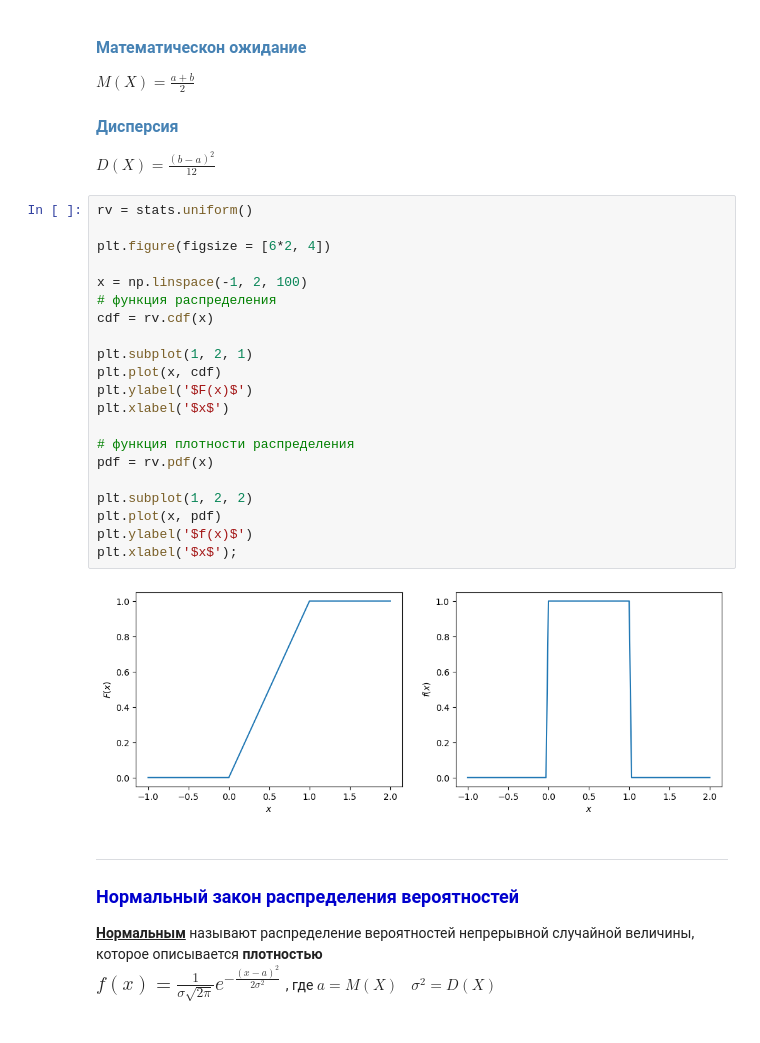
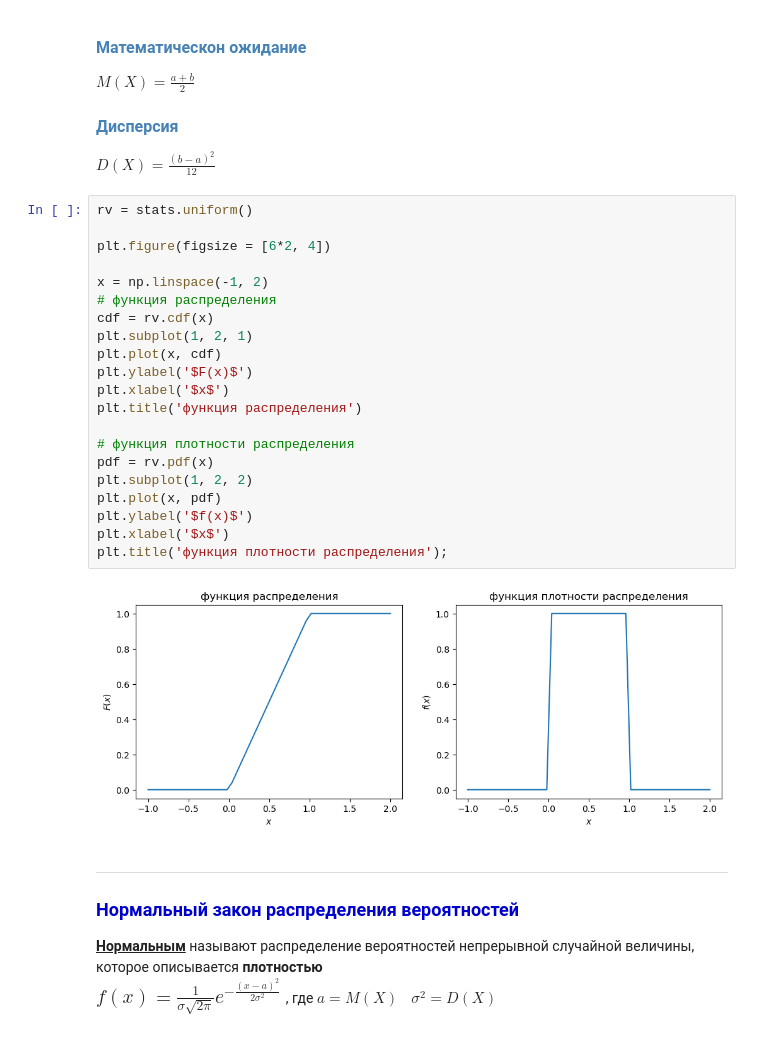
Before and after one commit to TanXmas/ProbabilityTheory_and_Statistics, a Jupyter notebook: PT_03_Continuous random variable.ipynb, the cells around one changed output. Cells and saved outputs as stored; diff of their text form.

Commit message:
Update PT03 (plot)

```diff
--- a/PT_03_Continuous random variable.ipynb
+++ b/PT_03_Continuous random variable.ipynb
@@ -125,26 +125,26 @@ $\displaystyle D(X) = \frac{(b-a)^2}{12}$
 # %%
 rv = stats.uniform()
 
 plt.figure(figsize = [6*2, 4])
 
-x = np.linspace(-1, 2, 100)
+x = np.linspace(-1, 2)
 # функция распределения
 cdf = rv.cdf(x)
-
 plt.subplot(1, 2, 1)
 plt.plot(x, cdf)
 plt.ylabel('$F(x)$')
 plt.xlabel('$x$')
+plt.title('функция распределения')
 
 # функция плотности распределения
 pdf = rv.pdf(x)
-
 plt.subplot(1, 2, 2)
 plt.plot(x, pdf)
 plt.ylabel('$f(x)$')
-plt.xlabel('$x$');
+plt.xlabel('$x$')
+plt.title('функция плотности распределения');
 # %% [output]
-[figure, old version]
+[figure, new version]
 # %% [markdown]
 ___
 ### <font color = MediumBlue size = 4> <b>Нормальный закон распределения вероятностей</b> </font>
```
Also changed, not shown: parts of 4 cells of this notebook.
